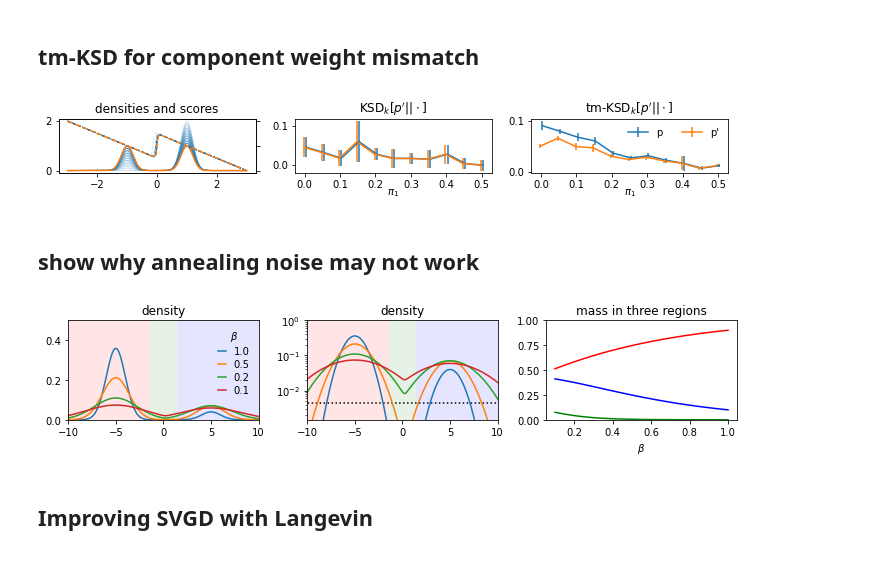
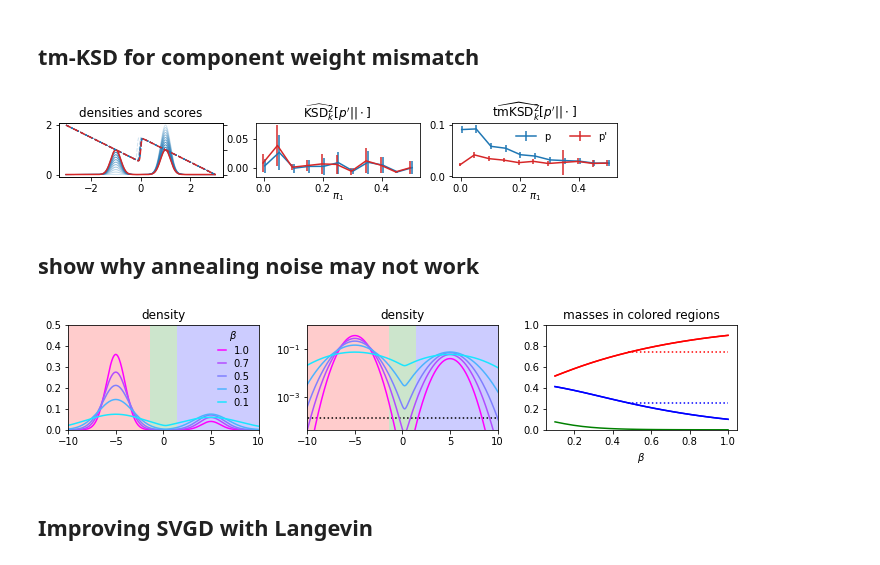
Before and after one commit to noukoudashisoup/score-EM, a Jupyter notebook: tm-KSD/tm-KSD_and_SPOP-d.ipynb, the cells around one changed output. Drawn from its saved outputs; the diff is of its cells as text; code cells hidden in the pictures.

```diff
--- a/tm-KSD/tm-KSD_and_SPOP-d.ipynb
+++ b/tm-KSD/tm-KSD_and_SPOP-d.ipynb
@@ -3,8 +3,8 @@
 %autoreload 2
 # %%
 import matplotlib
-matplotlib.rcParams['pdf.fonttype'] = 42
-matplotlib.rcParams['ps.fonttype'] = 42
+# matplotlib.rcParams['pdf.fonttype'] = 42
+# matplotlib.rcParams['ps.fonttype'] = 42
 
 import torch
 import torch.nn as nn
@@ -218,10 +221,10 @@ fig.savefig("../../litenet/figs/tmKSD_MoL.pdf", bbox_inches = 'tight', pad_inche
 # %% [markdown]
 ## tm-KSD for component weight mismatch
 # %%
-dist_name = 'MoG'
-globals().update(np.load(f'tmKSD_mix_MoG.npz'))
+dist_name = 'MoS'
+globals().update(np.load(f'results/tmKSD_mix_{dist_name}.npz'))
 
-fig, axes = plt.subplots(1,3,figsize=(12,1))
+fig, axes = plt.subplots(1,3,figsize=(10,1))
 ax = axes[0]
 ax1 = ax.twinx()
 
@@ -231,41 +234,43 @@ mixing = Categorical(probs = torch.tensor([0.5,0.5]))
 component = Independent(SNormal(torch.tensor([-1.0,1.0])[:,None],torch.ones(1,1)*0.2), 1)
 p = SGMM(mixing, component, 1)
 
 
+pis = np.linspace(0.0,0.5,11)
+pis[0] = 1e-3
 for pi in pis:
     mixing = Categorical(probs = torch.tensor([pi,1-pi]))
     component = Independent(SNormal(torch.tensor([-1.0,1.0])[:,None],torch.ones(1,1)*0.2), 1)
     q = SGMM(mixing, component, 1)
 
     ax.plot(grid,q.log_prob(grid).exp(), 'C0', alpha = 0.2+float(pi*1.5), lw=1)
 
     ax1.plot(grid, q.score(grid).detach(), 'C0--', alpha = 0.2+float(pi*1.5), lw=1)
     ax1.set_yticklabels([])
 
-ax.plot(grid,p.log_prob(grid).exp(), 'C1')
-ax1.plot(grid, p.score(grid).detach(), 'C1--')
+ax.plot(grid,p.log_prob(grid).exp(), 'C3')
+ax1.plot(grid, p.score(grid).detach(), 'C3--')
 
 
 
 ax = axes[1]
 ax.errorbar(pis+0.003, p_ksd_trues_0, yerr = p_ksd_std_trues_0)
-ax.errorbar(pis-0.003, q_ksd_trues_0, yerr = q_ksd_std_trues_0)
+ax.errorbar(pis-0.003, q_ksd_trues_0, yerr = q_ksd_std_trues_0, color="C3")
 
 ax = axes[2]
 ax.errorbar(pis+0.003, max_p_ksds, yerr = max_p_ksd_stds)
-ax.errorbar(pis-0.003, max_q_ksds, yerr = max_q_ksd_stds)
+ax.errorbar(pis-0.003, max_q_ksds, yerr = max_q_ksd_stds, color="C3")
 # plt.xscale("log")
 
 axes[0].set_title("densities and scores")
-axes[1].set_title("KSD$_k[p'||\cdot]$")
-axes[2].set_title("tm-KSD$_k[p'||\cdot]$")
+axes[1].set_title("$\widehat{\mathrm{KSD}}_k^2[p'||\cdot]$")
+axes[2].set_title("$\widehat{\mathrm{tmKSD}}_k^2[p'||\cdot]$")
 axes[2].legend(["p", "p'"], frameon=False, ncol=2)
 axes[1].set_xlabel("$\pi_1$", labelpad=-3)
 axes[2].set_xlabel("$\pi_1$", labelpad=-3)
 
-fig.savefig(f"../../litenet/figs/tmKSD_mix_{dist_name}.pdf", bbox_inches = 'tight', pad_inches = 0.01)
+fig.savefig(f"figs/tmKSD_mix_{dist_name}.pdf", bbox_inches = 'tight', pad_inches = 0.01)
 # %% [output]
-[figure, old version]
+[figure, new version]
 # %% [markdown]
 ## show why annealing noise may not work
 # %%
@@ -279,23 +284,25 @@ grid = torch.linspace(-20,20,1000)[:,None]
 dx = (grid[1] - grid[0])
 
 fig, axes = plt.subplots(1,3, figsize=(10,2), sharex=False)
-ts = [1.0,0.5,0.2,0.1]
+ts = [1.0,0.7,0.5,0.3,0.1]
+cmap = plt.get_cmap("cool")
 for t in ts:
 # grid = torch.linspace(-10,10,100)[:,None]
     # plt.hist(x_q[:,0].numpy(), density=True, bins=np.linspace(-10,10,100))
     pt_x = p.log_prob(grid)*t
     pt_x = pt_x.exp() / pt_x.exp().sum() / dx
-    axes[0].plot(grid, pt_x)
-    axes[1].plot(grid, pt_x)
+    axes[0].plot(grid, pt_x, color = cmap(t))
+    axes[1].plot(grid, pt_x, color = cmap(t))
 
 axes[1].set_yscale("log")
-normpdf = Normal(0,1).log_prob(3).exp()
+normpdf = Normal(0,1).log_prob(4).exp()
 axes[1].set_ylim([normpdf/3,1])
 axes[1].hlines(normpdf, -15, 15, "k", ls=":")
 axes[0].set_xlim([-10,10])
 axes[1].set_xlim([-10,10])
 
-axes[0].legend(ts, ncol=1, handlelength=0.8, labelspacing=0.3, columnspacing=0.8, frameon=False, title=r"$\beta$")
+axes[0].legend(ts, ncol=1, handlelength=0.8, labelspacing=0.3, columnspacing=0.8, frameon=False, title=r"$\beta$",
+              loc="upper right", bbox_to_anchor=[1,1.05])
 
 ts = torch.linspace(0.1,1,20)
 
@@ -319,24 +326,30 @@ masses[:,1] = 1 - masses.sum(-1)
 colors = ['r','g','b']
 for i in range(3):
     axes[2].plot(ts, masses[:,i], color = colors[i])
+
+th_t = np.argmin(np.abs(ts-0.5))
+for i in [0,2]:
+    axes[2].plot(ts, masses[:,i], color = colors[i])
+    axes[2].plot([ts[th_t], ts[-1]], [masses[th_t, i], masses[th_t, i]], color=colors[i], ls=':')
+
 # axes[2].set_yscale("log")
 
 for i in range(2):
-    axes[i].fill_between([-10,-x_thresh],[1,1],[0,0], color="red", alpha=0.1, edgecolor=None)
-    axes[i].fill_between([-x_thresh,x_thresh],[1,1],[0,0], color="green", alpha=0.1, edgecolor=None)
-    axes[i].fill_between([x_thresh,10],[1,1],[0,0], color="blue", alpha=0.1, edgecolor=None)
+    axes[i].fill_between([-10,-x_thresh],[1,1],[0,0], color="red", alpha=0.2, edgecolor=None)
+    axes[i].fill_between([-x_thresh,x_thresh],[1,1],[0,0], color="green", alpha=0.2, edgecolor=None)
+    axes[i].fill_between([x_thresh,10],[1,1],[0,0], color="blue", alpha=0.2, edgecolor=None)
 
 plt.tight_layout()
 axes[0].set_ylim([0,0.5])
 axes[0].set_title("density")
 axes[1].set_title("density")
-axes[2].set_title("mass in three regions")
+axes[2].set_title("masses in colored regions")
 axes[2].set_xlabel(r"$\beta$")
 axes[2].set_ylim(0,1)
 
-fig.savefig("../../litenet/figs/mixture_temperature.pdf", bbox_inches = 'tight', pad_inches = 0.01)
+fig.savefig("figs/mixture_temperature.pdf", bbox_inches = 'tight', pad_inches = 0.01)
 # %% [output]
-[figure, old version]
+[figure, new version]
 # %% [markdown]
 ## Improving SVGD with Langevin
 # %%
```
Also changed, not shown: parts of 9 cells of this notebook, 2 other files.
